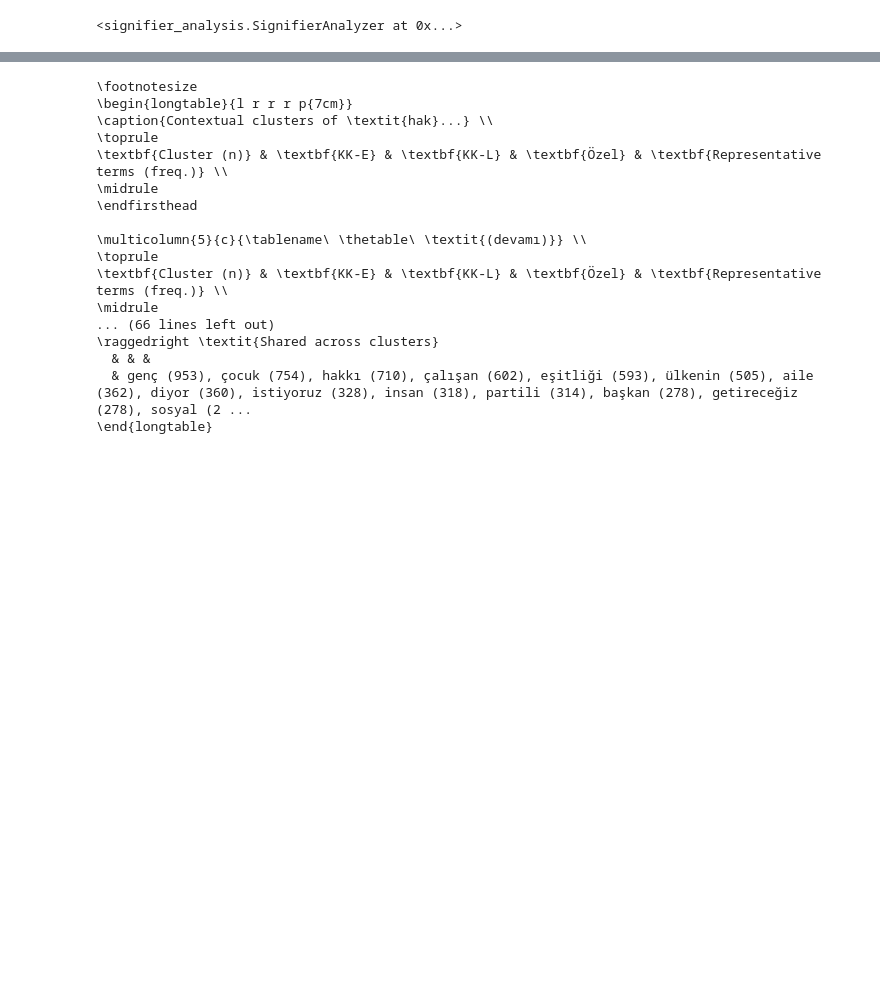
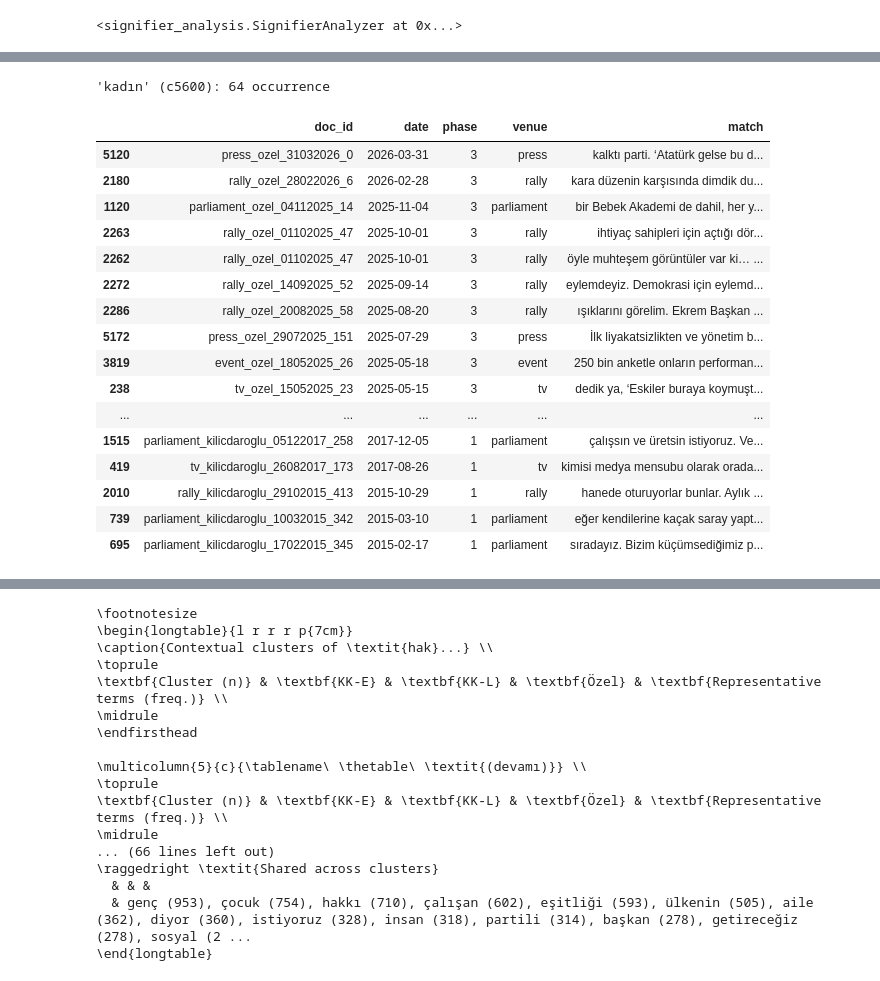
Before and after one commit to LSE-63884-2526/chp_latex, a Jupyter notebook: notebooks/kadın_analysis.ipynb, the cells around one changed output, grey strips where cells are left out. Cells and saved outputs as stored; diff of their text form; code cells hidden in the pictures; blank space fills up the shorter version.

```diff
--- a/notebooks/kadın_analysis.ipynb
+++ b/notebooks/kadın_analysis.ipynb
@@ -166 +152,22 @@ kadın.set_cluster_group("Kadın AKP Seçmenler", [2])
+# %%
+kadın.kwic_in_cluster(cluster=5600)
+# %% [output]
+'kadın' (c5600): 64 occurrence
+|  | doc_id | date | phase | venue | match |
+| 5120 | press_ozel_31032026_0 | 2026-03-31 | 3 | press | kalktı parti. ‘Atatürk gelse bu d... |
+| 2180 | rally_ozel_28022026_6 | 2026-02-28 | 3 | rally | kara düzenin karşısında dimdik du... |
+| 1120 | parliament_ozel_04112025_14 | 2025-11-04 | 3 | parliament | bir Bebek Akademi de dahil, her y... |
+| 2263 | rally_ozel_01102025_47 | 2025-10-01 | 3 | rally | ihtiyaç sahipleri için açtığı dör... |
+| 2262 | rally_ozel_01102025_47 | 2025-10-01 | 3 | rally | öyle muhteşem görüntüler var ki… ... |
+| 2272 | rally_ozel_14092025_52 | 2025-09-14 | 3 | rally | eylemdeyiz. Demokrasi için eylemd... |
+| 2286 | rally_ozel_20082025_58 | 2025-08-20 | 3 | rally | ışıklarını görelim. Ekrem Başkan ... |
+| 5172 | press_ozel_29072025_151 | 2025-07-29 | 3 | press | İlk liyakatsizlikten ve yönetim b... |
+| 3819 | event_ozel_18052025_26 | 2025-05-18 | 3 | event | 250 bin anketle onların performan... |
+| 238 | tv_ozel_15052025_23 | 2025-05-15 | 3 | tv | dedik ya, ‘Eskiler buraya koymuşt... |
+| ... | ... | ... | ... | ... | ... |
+| 1515 | parliament_kilicdaroglu_05122017_258 | 2017-12-05 | 1 | parliament | çalışsın ve üretsin istiyoruz. Ve... |
+| 419 | tv_kilicdaroglu_26082017_173 | 2017-08-26 | 1 | tv | kimisi medya mensubu olarak orada... |
+| 2010 | rally_kilicdaroglu_29102015_413 | 2015-10-29 | 1 | rally | hanede oturuyorlar bunlar. Aylık ... |
+| 739 | parliament_kilicdaroglu_10032015_342 | 2015-03-10 | 1 | parliament | eğer kendilerine kaçak saray yapt... |
+| 695 | parliament_kilicdaroglu_17022015_345 | 2015-02-17 | 1 | parliament | sıradayız. Bizim küçümsediğimiz p... |
 # %%
```
Also changed, not shown: parts of 15 cells of this notebook, 16 other files.
